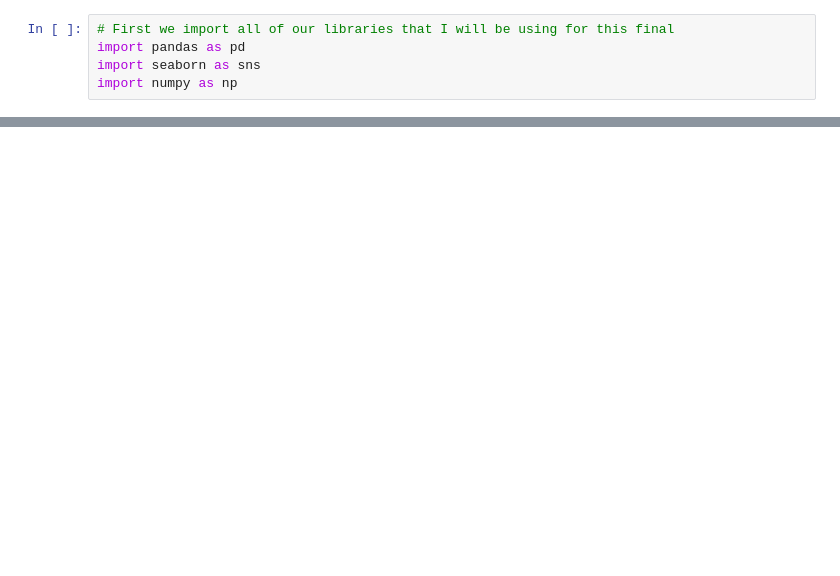
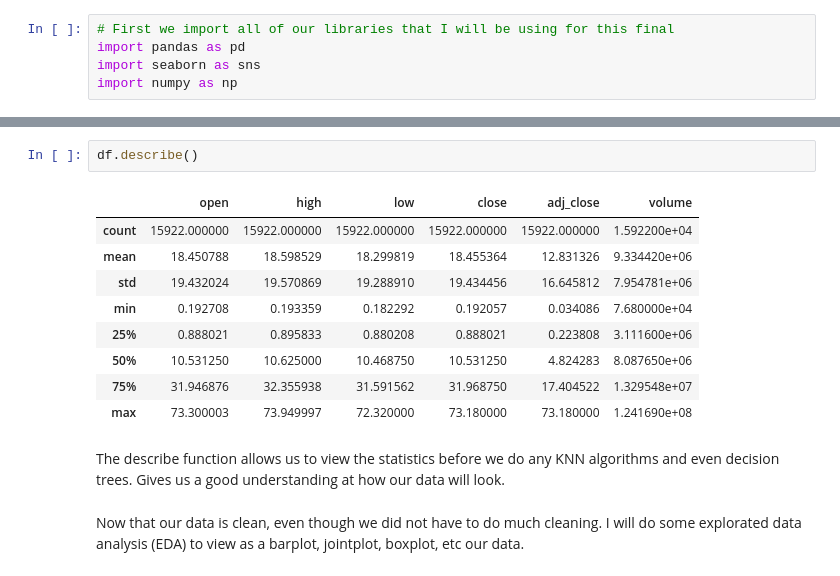
Before and after one commit to AlexanderG40/Data-Science, a Jupyter notebook: Final_Project.ipynb, the cells around one changed output, grey strips where cells are left out. Cells and saved outputs as stored; diff of their text form; blank space fills up the shorter version.

```diff
--- a/Final_Project.ipynb
+++ b/Final_Project.ipynb
@@ -20,0 +57,16 @@ df.head()
+# %%
+df.describe()
+# %% [output]
+|  | open | high | low | close | adj_close | volume |
+| count | 15922.000000 | 15922.000000 | 15922.000000 | 15922.000000 | 15922.000000 | 1.592200e+04 |
+| mean | 18.450788 | 18.598529 | 18.299819 | 18.455364 | 12.831326 | 9.334420e+06 |
+| std | 19.432024 | 19.570869 | 19.288910 | 19.434456 | 16.645812 | 7.954781e+06 |
+| min | 0.192708 | 0.193359 | 0.182292 | 0.192057 | 0.034086 | 7.680000e+04 |
+| 25% | 0.888021 | 0.895833 | 0.880208 | 0.888021 | 0.223808 | 3.111600e+06 |
+| 50% | 10.531250 | 10.625000 | 10.468750 | 10.531250 | 4.824283 | 8.087650e+06 |
+| 75% | 31.946876 | 32.355938 | 31.591562 | 31.968750 | 17.404522 | 1.329548e+07 |
+| max | 73.300003 | 73.949997 | 72.320000 | 73.180000 | 73.180000 | 1.241690e+08 |
+# %% [markdown]
+The describe function allows us to view the statistics before we do any KNN algorithms and even decision trees. Gives us a good understanding at how our data will look.
+# %% [markdown]
+Now that our data is clean, even though we did not have to do much cleaning. I will do some explorated data analysis (EDA) to view as a barplot, jointplot, boxplot, etc our data.
```
Also changed, not shown: parts of 7 cells of this notebook.
